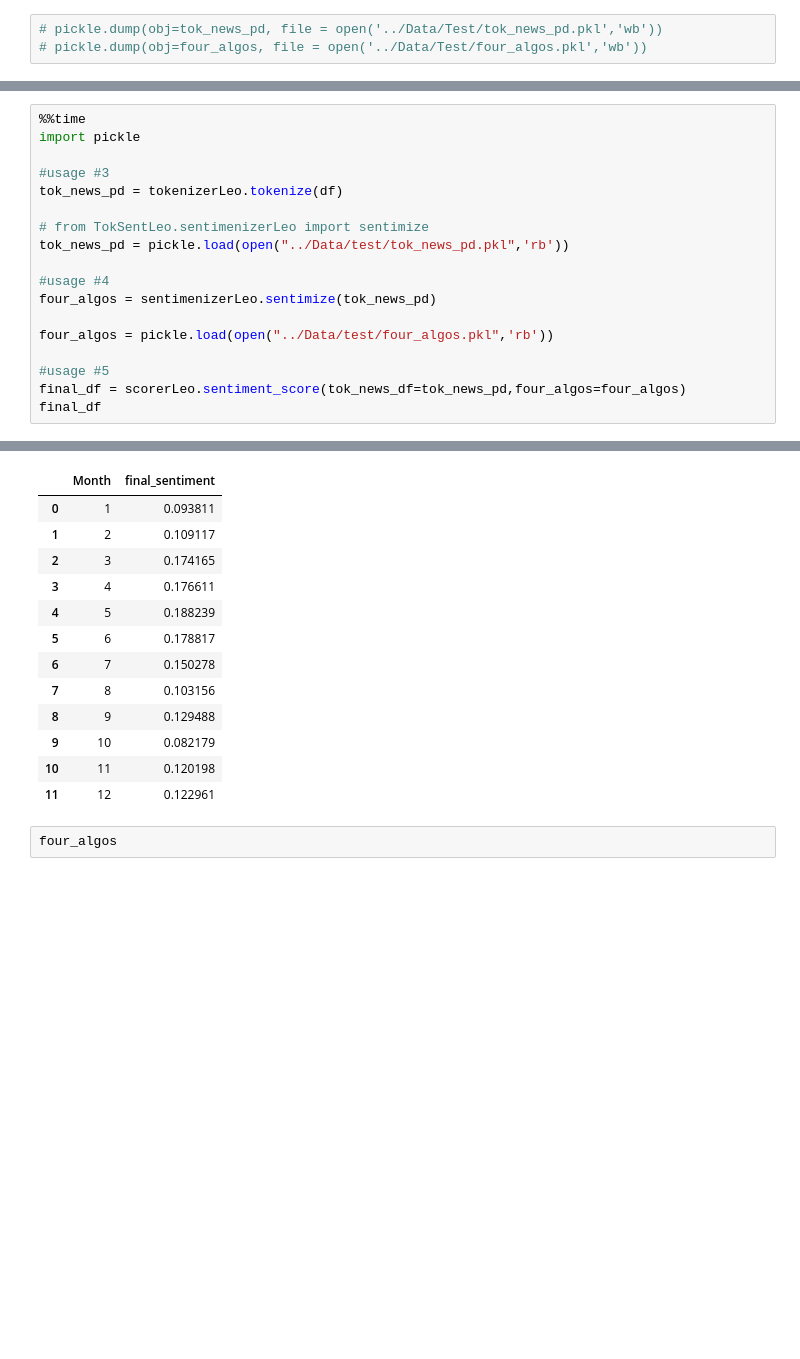
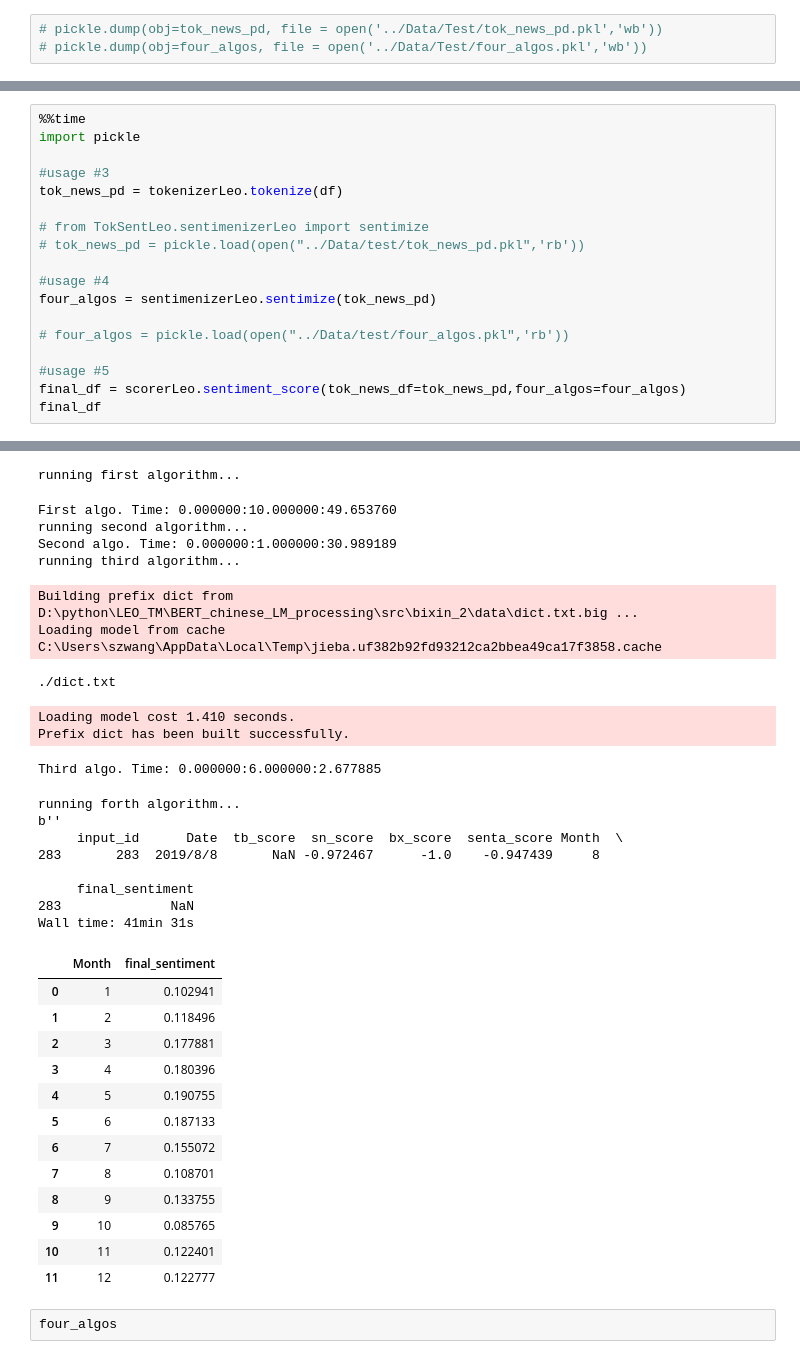
Before and after one commit to tychen5/BERT_chinese_LM_processing, a Jupyter notebook: src/Test.ipynb, the cells around one changed output, grey strips where cells are left out. Drawn from its saved outputs; the diff is of its cells as text; blank space fills up the shorter version.

```diff
--- a/src/Test.ipynb
+++ b/src/Test.ipynb
@@ -149,12 +165,12 @@ import pickle
 tok_news_pd = tokenizerLeo.tokenize(df)
 
 # from TokSentLeo.sentimenizerLeo import sentimize
-tok_news_pd = pickle.load(open("../Data/test/tok_news_pd.pkl",'rb'))
+# tok_news_pd = pickle.load(open("../Data/test/tok_news_pd.pkl",'rb'))
 
 #usage #4
 four_algos = sentimenizerLeo.sentimize(tok_news_pd)
 
-four_algos = pickle.load(open("../Data/test/four_algos.pkl",'rb'))
+# four_algos = pickle.load(open("../Data/test/four_algos.pkl",'rb'))
 
 #usage #5
 final_df = scorerLeo.sentiment_score(tok_news_df=tok_news_pd,four_algos=four_algos)
@@ -167,16 +199,35 @@ Wall time: 40 ms
+running first algorithm...
+First algo. Time: 0.000000:10.000000:49.653760
+running second algorithm...
+Second algo. Time: 0.000000:1.000000:30.989189
+running third algorithm...
+Building prefix dict from D:\python\LEO_TM\BERT_chinese_LM_processing\src\bixin_2\data\dict.txt.big ...
+Loading model from cache C:\Users\szwang\AppData\Local\Temp\jieba.uf382b92fd93212ca2bbea49ca17f3858.cache
+./dict.txt
+Loading model cost 1.410 seconds.
+Prefix dict has been built successfully.
+Third algo. Time: 0.000000:6.000000:2.677885
+running forth algorithm...
+b''
+     input_id      Date  tb_score  sn_score  bx_score  senta_score Month  \
+283       283  2019/8/8       NaN -0.972467      -1.0    -0.947439     8
+
+     final_sentiment
+283              NaN
+Wall time: 41min 31s
 |  | Month | final_sentiment |
-| 0 | 1 | 0.093811 |
-| 1 | 2 | 0.109117 |
-| 2 | 3 | 0.174165 |
-| 3 | 4 | 0.176611 |
-| 4 | 5 | 0.188239 |
-| 5 | 6 | 0.178817 |
-| 6 | 7 | 0.150278 |
-| 7 | 8 | 0.103156 |
-| 8 | 9 | 0.129488 |
-| 9 | 10 | 0.082179 |
-| 10 | 11 | 0.120198 |
-| 11 | 12 | 0.122961 |
+| 0 | 1 | 0.102941 |
+| 1 | 2 | 0.118496 |
+| 2 | 3 | 0.177881 |
+| 3 | 4 | 0.180396 |
+| 4 | 5 | 0.190755 |
+| 5 | 6 | 0.187133 |
+| 6 | 7 | 0.155072 |
+| 7 | 8 | 0.108701 |
+| 8 | 9 | 0.133755 |
+| 9 | 10 | 0.085765 |
+| 10 | 11 | 0.122401 |
+| 11 | 12 | 0.122777 |
 # %%
 four_algos
 # %% [output]
```
Also changed, not shown: parts of 3 cells of this notebook, 3 other files.
